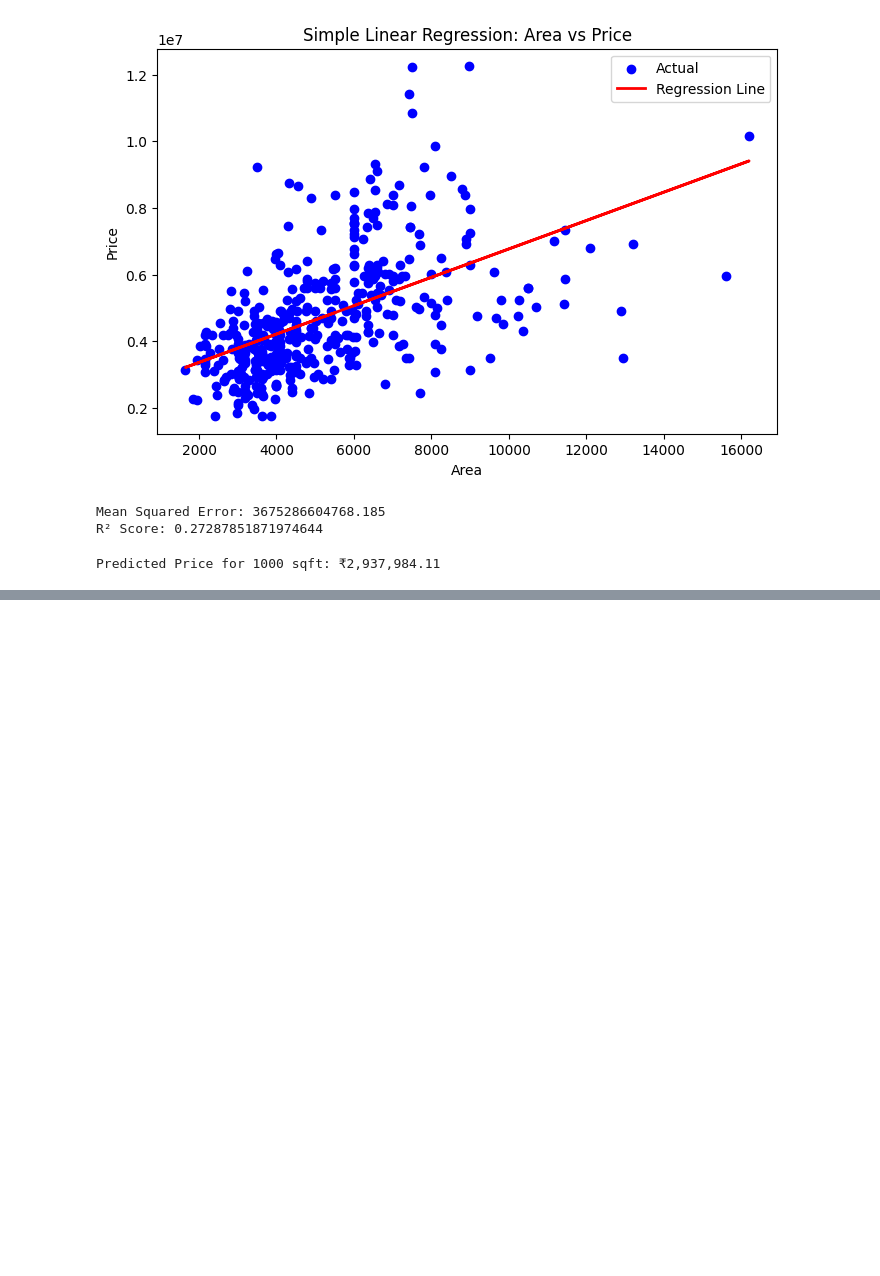
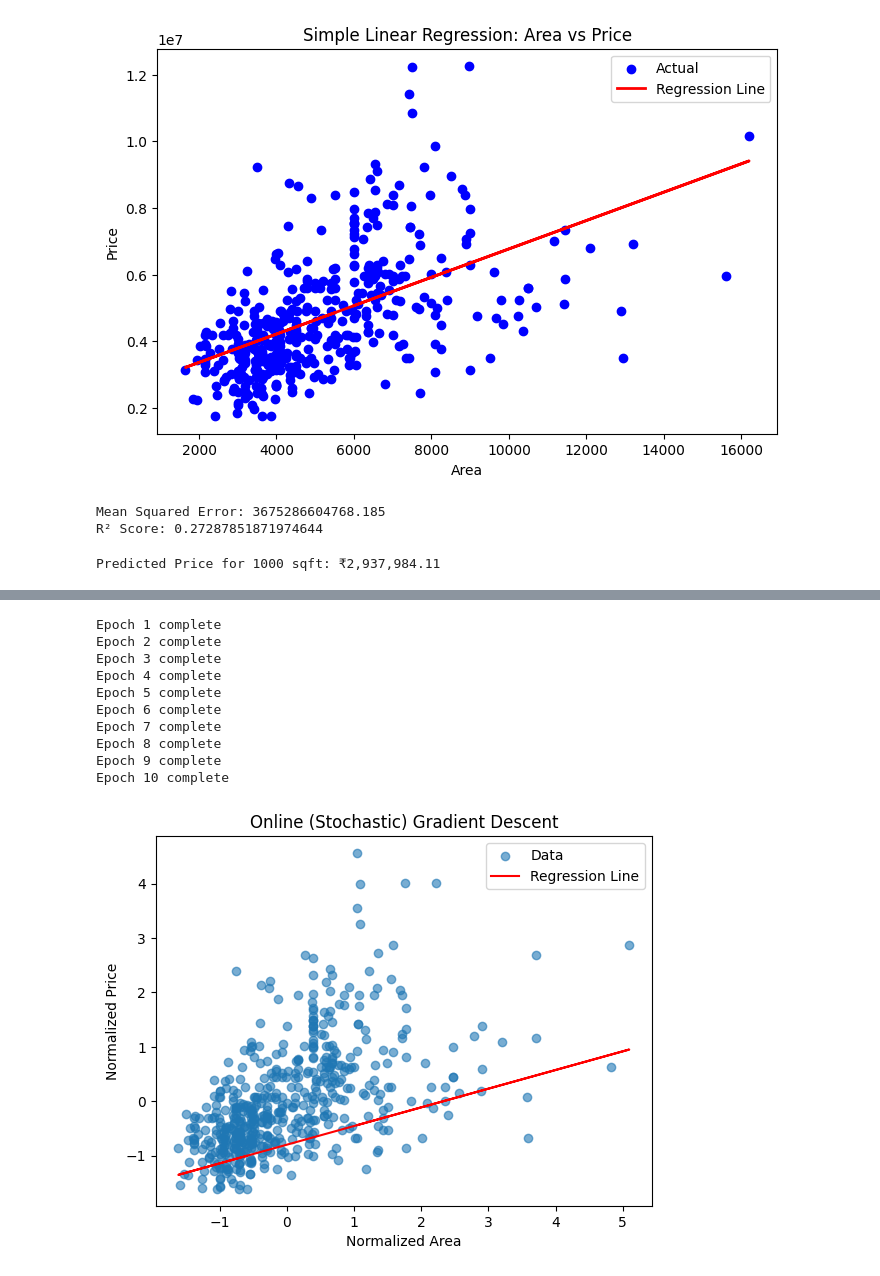
Before and after one commit to tanumeena28/ML-Assi1, a Jupyter notebook: Housing.ipynb, the cells around one changed output, grey strips where cells are left out. Drawn from its saved outputs; the diff is of its cells as text; code cells hidden in the pictures; blank space fills up the shorter version.

```diff
--- a/Housing.ipynb
+++ b/Housing.ipynb
@@ -205,0 +254,33 @@ Predicted Price for 1000 sqft: ₹2,937,984.11
+# %%
+def online_gradient_descent(X, y, lr=0.01, epochs=10):
+    m = len(y)
+    theta = np.zeros(2)  # [bias, weight]
+
+    for epoch in range(epochs):
+        for i in range(m):
+            xi = X[i][0]
+            yi = y[i]
+            y_pred = theta[0] + theta[1] * xi
+            error = y_pred - yi
+
+            theta[0] -= lr * error         # update bias
+            theta[1] -= lr * error * xi    # update weight
+
+        print(f"Epoch {epoch+1} complete")
+
+    return theta
+
+theta_online = online_gradient_descent(X, y)
+plot_regression(X, y, theta_online, "Online (Stochastic) Gradient Descent")
+# %% [output]
+Epoch 1 complete
+Epoch 2 complete
+Epoch 3 complete
+Epoch 4 complete
+Epoch 5 complete
+Epoch 6 complete
+Epoch 7 complete
+Epoch 8 complete
+Epoch 9 complete
+Epoch 10 complete
+[figure, added]
```
Also changed, not shown: parts of 3 cells of this notebook.
